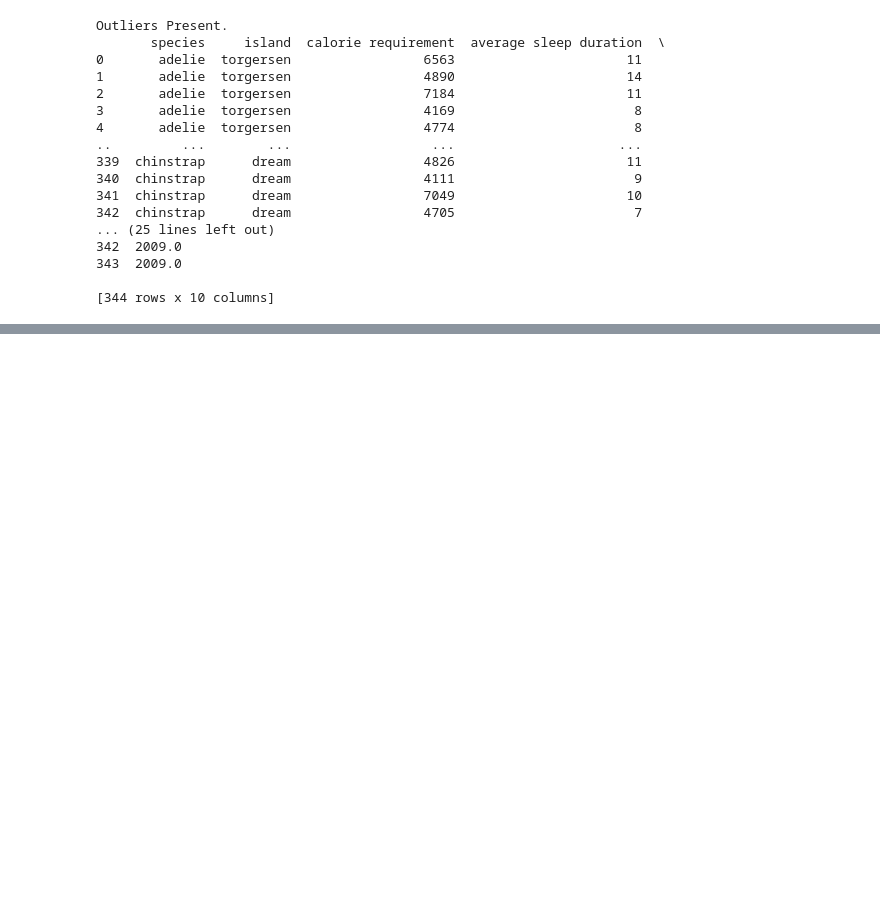
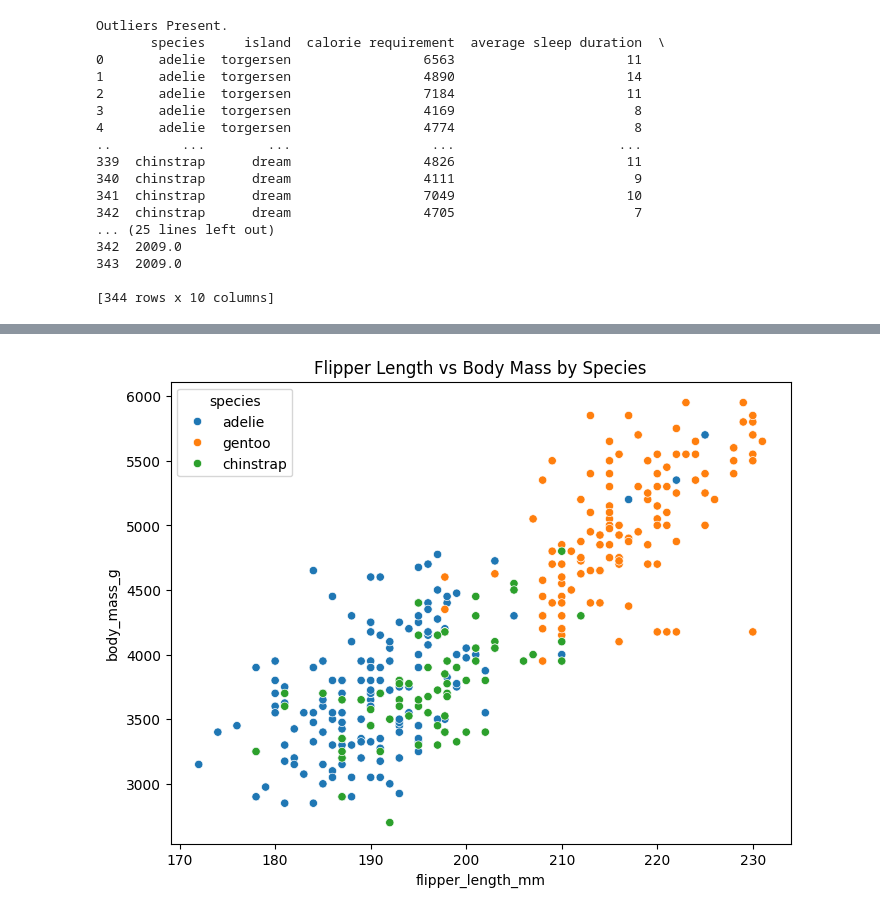
Before and after one commit to abhiiiinair24/ML_Assignment1, a Jupyter notebook: ML_Assignment_1.ipynb, the cells around one changed output, grey strips where cells are left out. Saved outputs shown, nothing was run; the diff lists cells and outputs as text; code cells hidden in the pictures; blank space fills up the shorter version.

```diff
--- a/ML_Assignment_1.ipynb
+++ b/ML_Assignment_1.ipynb
@@ -197,0 +238,9 @@ Outliers Present.
+# %%
+# Used matplotlib.pyplot as plt to plot histplot
+
+plt.figure(figsize=(8, 6))
+sns.scatterplot(x="flipper_length_mm", y="body_mass_g", hue="species", data=copydf)
+plt.title("Flipper Length vs Body Mass by Species")
+plt.show()
+# %% [output]
+[figure, added]
```
Also changed, not shown: parts of 23 cells of this notebook.
